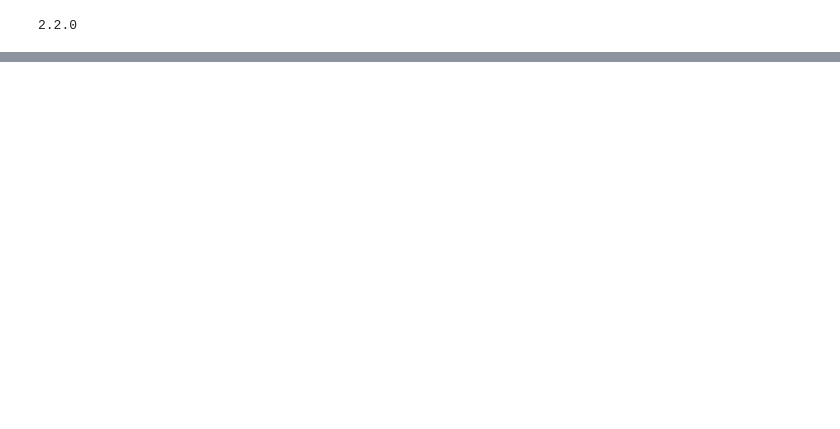
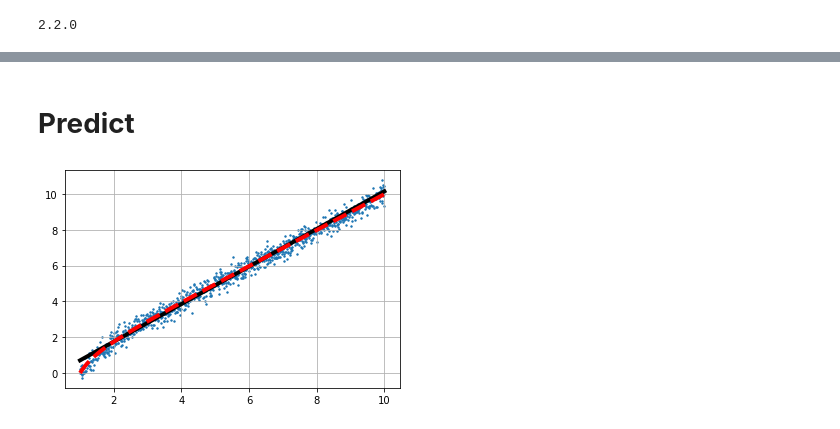
Before and after one commit to YuanQi-ME/hello-world, a Jupyter notebook: Nonlinear_curve_fitting.ipynb, the cells around one changed output, grey strips where cells are left out. Cells and saved outputs as stored; diff of their text form; code cells hidden in the pictures; blank space fills up the shorter version.

```diff
--- a/Nonlinear_curve_fitting.ipynb
+++ b/Nonlinear_curve_fitting.ipynb
@@ -20,0 +44,13 @@ Here, for simplicity, assume $\mu = 1$, all units are omitted.
+# %%
+model = tf.keras.Sequential()
+model.add(keras.layers.Dense(1, activation = 'linear', input_shape=[1]))
+model.add(keras.layers.Dense(20, activation = 'relu'))
+# model.add(keras.layers.Dropout(0.1))
+# model.add(keras.layers.Dense(20, activation = 'relu'))
+# model.add(keras.layers.Dropout(0.1))
+model.add(keras.layers.Dense(5, activation = 'relu'))
+# model.add(keras.layers.Dense(5, activation = 'relu'))
+model.add(keras.layers.Dense(1, activation = 'linear'))
+model.compile(loss = 'mse', optimizer = 'adam')
+
+model.summary()
@@ -20,0 +78,2 @@ Here, for simplicity, assume $\mu = 1$, all units are omitted.
+# %%
+model.fit(x_data, y_data, epochs=100, verbose=1)
@@ -20,0 +99,12 @@ Here, for simplicity, assume $\mu = 1$, all units are omitted.
+# %% [markdown]
+# **Predict**
+# %%
+y_predict = model.predict(x_data)
+
+plt.scatter(x_data, y_data, s=2)
+plt.plot(x_data, y_predict, 'k', linewidth = 4)
+plt.plot(x_data, y_data_true, 'r--', linewidth = 4)
+plt.grid()
+plt.show()
+# %% [output]
+[figure, added]
```
Also changed, not shown: parts of 8 cells of this notebook.
